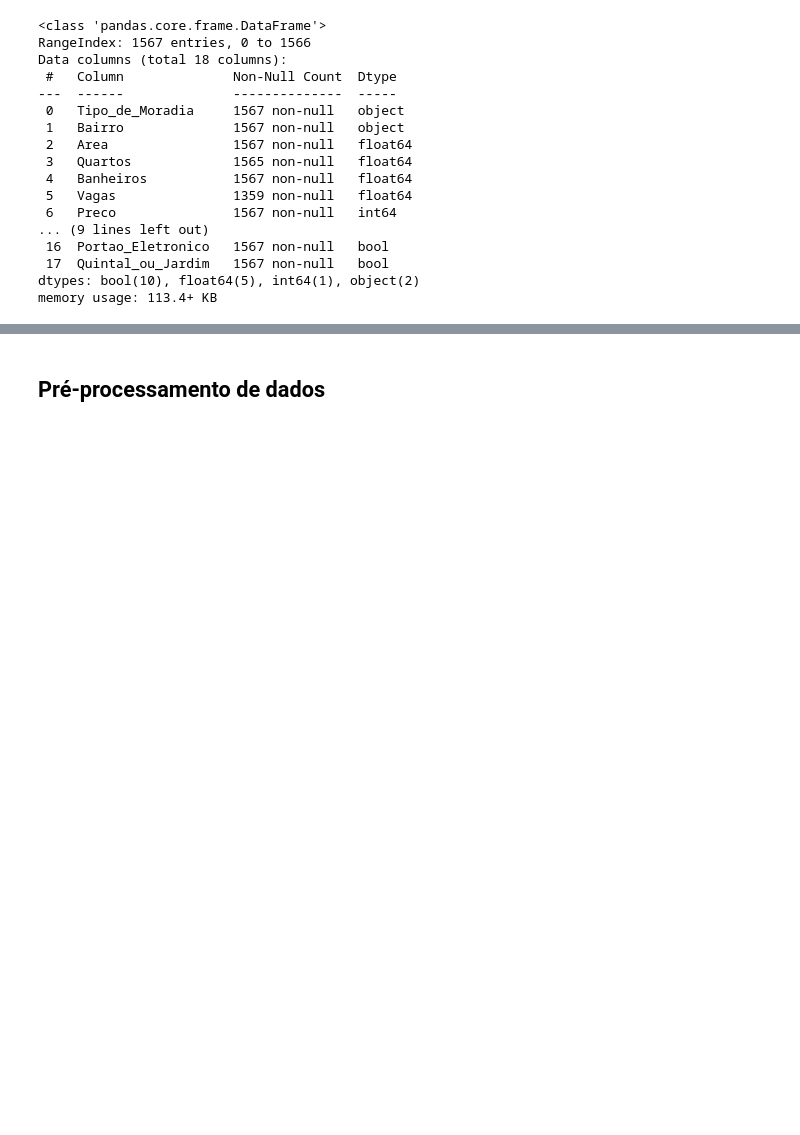
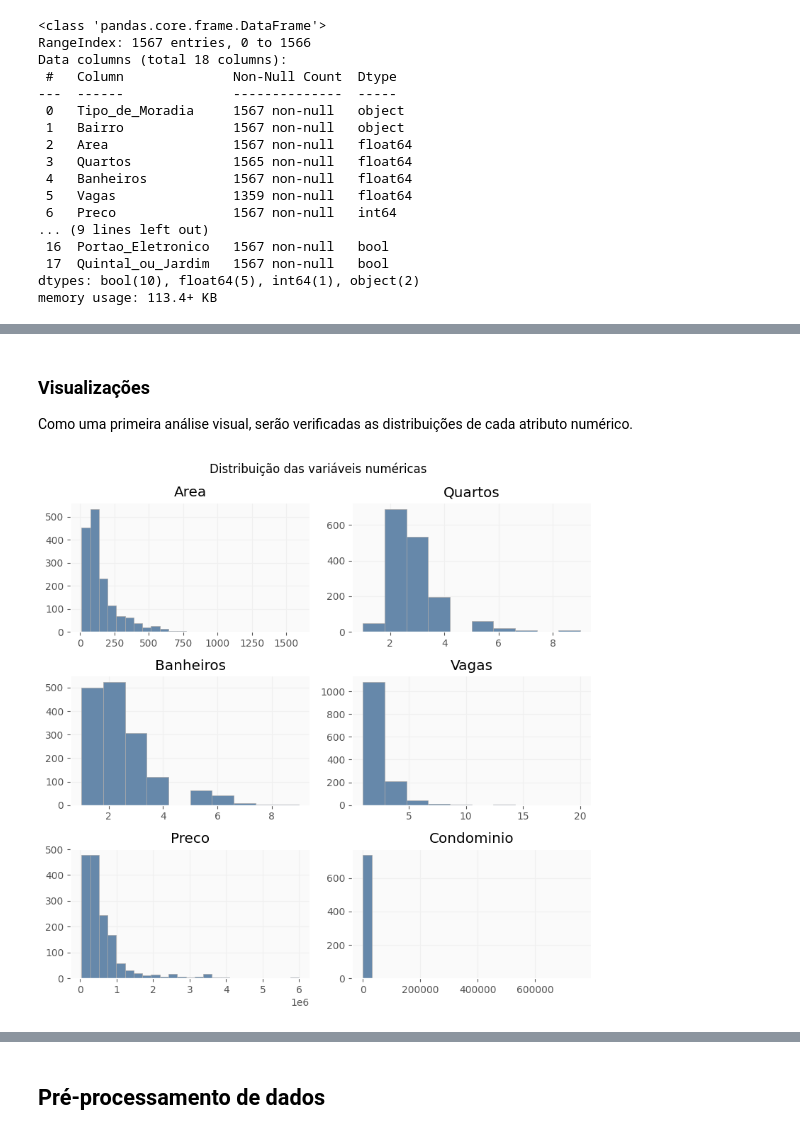
Before and after one commit to lcfdiniz/puc-rio, a Jupyter notebook: real-estate-market/real_estate_market.ipynb, the cells around one changed output, grey strips where cells are left out. Drawn from its saved outputs; the diff is of its cells as text; code cells hidden in the pictures; blank space fills up the shorter version.

```diff
--- a/real-estate-market/real_estate_market.ipynb
+++ b/real-estate-market/real_estate_market.ipynb
@@ -130,0 +345,39 @@ memory usage: 113.4+ KB
+# %% [markdown]
+### Visualizações
+
+Como uma primeira análise visual, serão verificadas as distribuições de cada atributo numérico.
+# %%
+# Define uma cor padrão
+cor_padrao = "#6688AA"
+
+# Carrega uma folha de estilos
+plt.style.use("ggplot")
+
+# Modifica alguns parâmetros gráficos
+plt.rc("axes", facecolor="#fafafa", grid=True)
+plt.rc("grid", color="f0f0f0")
+
+# plt.rcdefaults() # Restaura a configuração padrão
+# %%
+# Cria um grid com três linhas e duas colunas
+fig, axes = plt.subplots(3, 2, figsize=(8,8))
+plt.subplots_adjust(hspace=0.4)
+
+# Itera pelo grid plotando os gráficos
+idx = 0
+for row in range(3):
+  for col in range(2):
+    ax = axes[row, col]
+    # Diferenciando variáveis numéricas com poucos valores distintos
+    if len(df[num_vars[idx]].unique())<20: bins = 10
+    else: bins = 25
+    ax.hist(df[num_vars[idx]], bins=bins, color=cor_padrao, edgecolor='darkgray')
+    ax.set_title(num_vars[idx])
+    idx += 1
+
+# Adiciona um título ao gráfico
+plt.suptitle("Distribuição das variáveis numéricas")
+# Elimina margens desnecessárias
+plt.tight_layout()
+# %% [output]
+[figure, added]
```
Also changed, not shown: parts of 36 cells of this notebook.
